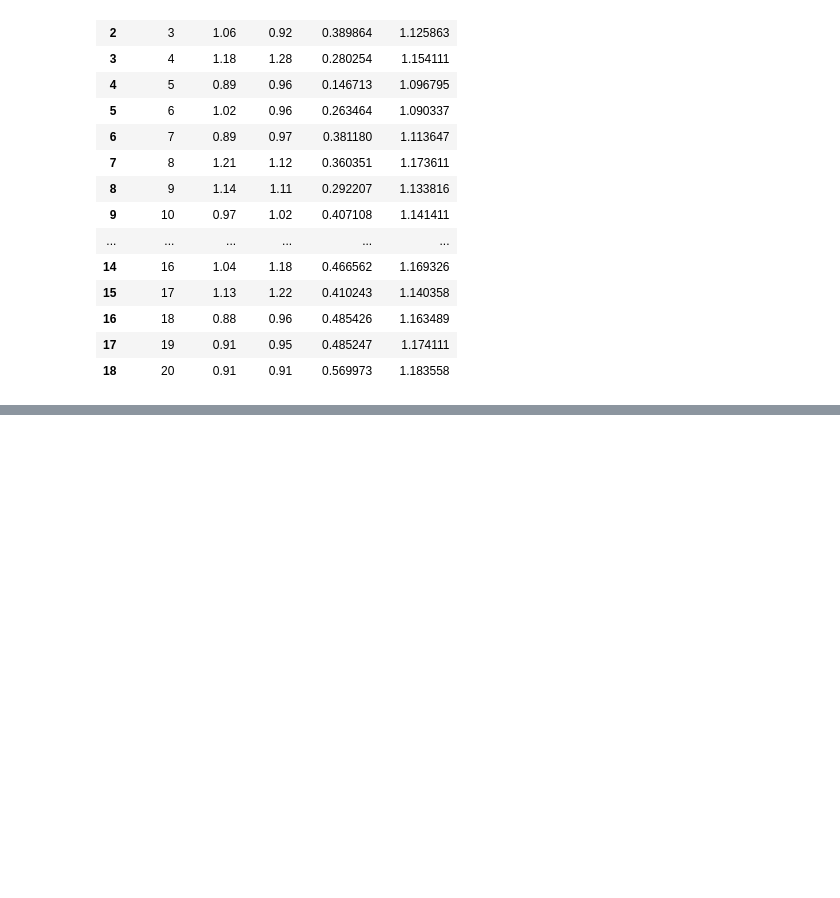
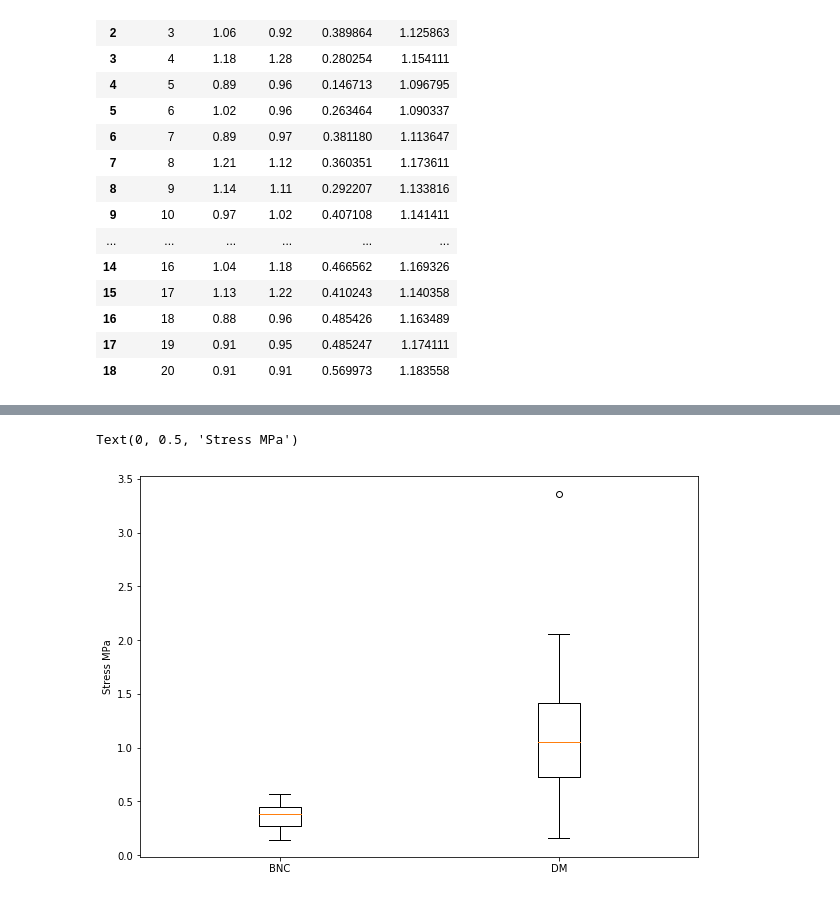
Before and after one commit to lipovka/bc, a Jupyter notebook: bc.ipynb, the cells around one changed output, grey strips where cells are left out. Cells and saved outputs as stored; diff of their text form; code cells hidden in the pictures; blank space fills up the shorter version.

```diff
--- a/bc.ipynb
+++ b/bc.ipynb
@@ -41,0 +96,9 @@ plt.show()
+# %%
+bxrplt_data = [ds.max_stress.values, dsb.max_stress.values]
+fig, ax = plt.subplots(figsize=(10, 7));
+bp = ax.boxplot(bxrplt_data, labels = ('BNC',  "DM"))
+
+plt.ylabel('Stress MPa')
+# %% [output]
+Text(0, 0.5, 'Stress MPa')
+[figure, added]
```
Also changed, not shown: parts of 6 cells of this notebook, 1 other file.
